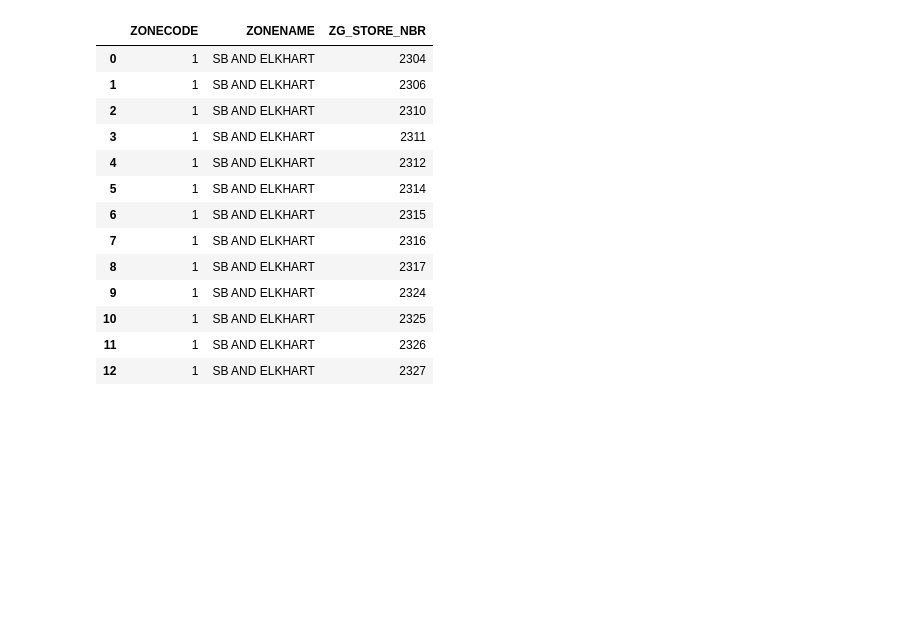
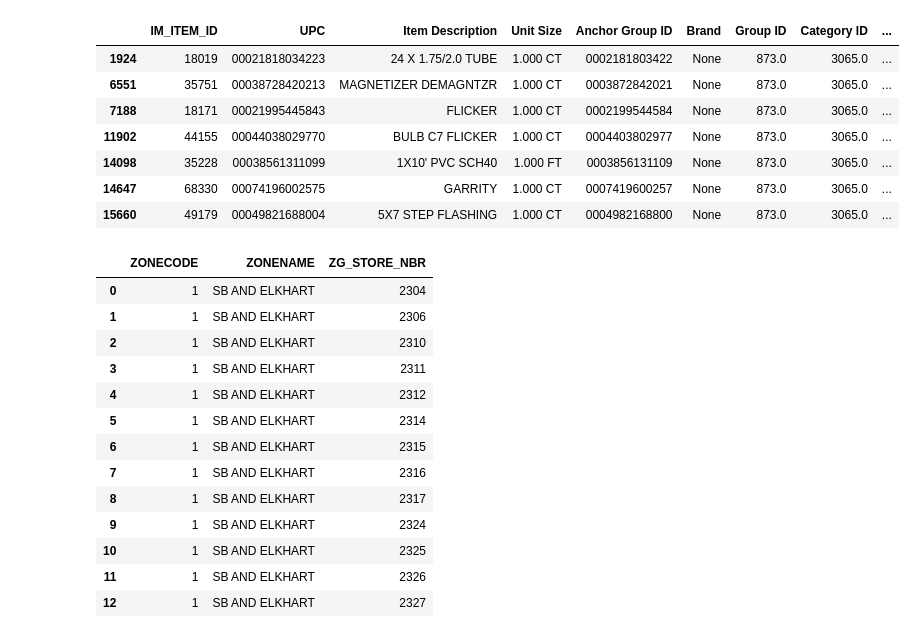
Before and after one commit to mm-sptn/pricing-streamlit-app, a Jupyter notebook: Snowpark Testing.ipynb, the cells around one changed output. Drawn from its saved outputs; the diff is of its cells as text; code cells hidden in the pictures; blank space fills up the shorter version.

```diff
--- a/Snowpark Testing.ipynb
+++ b/Snowpark Testing.ipynb
@@ -24,3 +220,23 @@ ip_df.limit(10).to_pandas()
+# %%
+pd.set_option('display.max_columns', None)
+
+# Optional: show all rows too
+pd.set_option('display.max_rows', None)
+
+# Optional: show full content in each column
+pd.set_option('display.max_colwidth', None)
+# %%
+temp_df = df[df['Price Variance %'] < -0.99]
+temp_df
+# %% [output]
+|  | IM_ITEM_ID | UPC | Item Description | Unit Size | Anchor Group ID | Brand | Group ID | Category ID | ... |
+| 1924 | 18019 | 00021818034223 | 24 X 1.75/2.0 TUBE | 1.000 CT | 0002181803422 | None | 873.0 | 3065.0 | ... |
+| 6551 | 35751 | 00038728420213 | MAGNETIZER DEMAGNTZR | 1.000 CT | 0003872842021 | None | 873.0 | 3065.0 | ... |
+| 7188 | 18171 | 00021995445843 | FLICKER | 1.000 CT | 0002199544584 | None | 873.0 | 3065.0 | ... |
+| 11902 | 44155 | 00044038029770 | BULB C7 FLICKER | 1.000 CT | 0004403802977 | None | 873.0 | 3065.0 | ... |
+| 14098 | 35228 | 00038561311099 | 1X10' PVC SCH40 | 1.000 FT | 0003856131109 | None | 873.0 | 3065.0 | ... |
+| 14647 | 68330 | 00074196002575 | GARRITY | 1.000 CT | 0007419600257 | None | 873.0 | 3065.0 | ... |
+| 15660 | 49179 | 00049821688004 | 5X7 STEP FLASHING | 1.000 CT | 0004982168800 | None | 873.0 | 3065.0 | ... |
 # %%
 ip_df = session.table('edl.phq.item_price').filter(
     (col('ip_start_date') <= default_date) &
```
Also changed, not shown: parts of 5 cells of this notebook, 5 other files.
